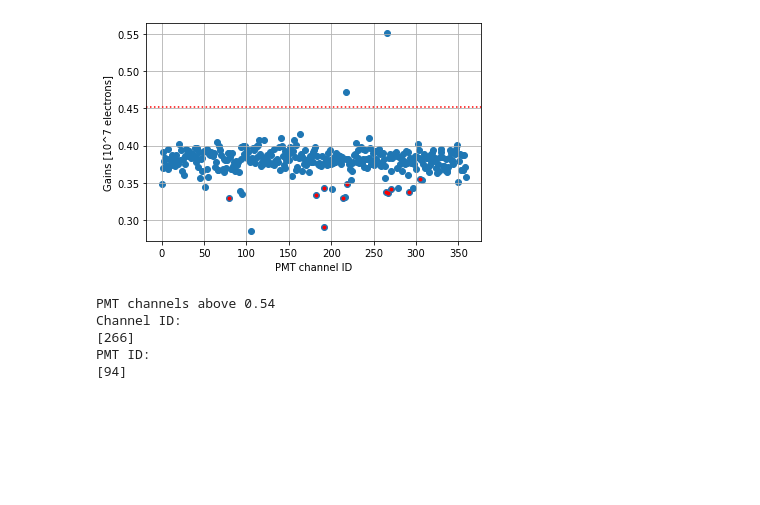
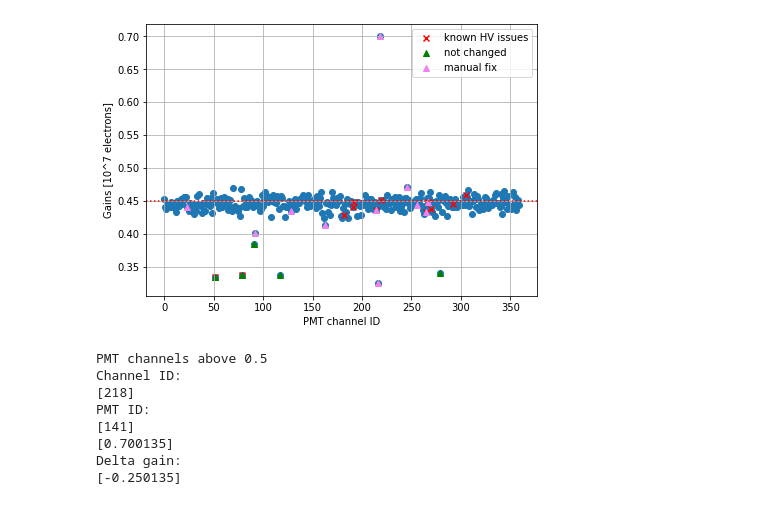
Before and after one commit to mvicenzi/pmt-calibration, a Jupyter notebook: analyze_runs/python/Test_fit.ipynb, the cells around one changed output. Drawn from its saved outputs; the diff is of its cells as text; code cells hidden in the pictures; blank space fills up the shorter version.

```diff
--- a/analyze_runs/python/Test_fit.ipynb
+++ b/analyze_runs/python/Test_fit.ipynb
@@ -1,6 +1,9 @@
 # %%
 from helpers import *
 from gaussfit import *
+
+from pylab import rcParams
+rcParams['figure.figsize'] = 7, 5
 # %%
 # list of PMTs at 0 voltage form HV files
 # + disconnected pmts: 290
@@ -8,8 +11,18 @@ offPMTs = [1, 111, 143, 166, 192, 230, 238, 254, 222, 302, 309, 340, 353, 290 ]
 print( PMTid_to_channel(offPMTs))
 
 # drifting PMTs --> wait for full list
-driftPMTs = [ 59, 63, 81, 93, 95, 142, 148, 169, 170, 179, 282]
+driftPMTs = [ 59, 63, 81, 93, 95, 142, 148, 169, 170, 179, 282, 310]
 drift_channels = PMTid_to_channel(driftPMTs)
 print(drift_channels)
+
+# PMTs not changed
+nochangePMTs = [310, 282, 262, 248, 90]
+nochange_channels = PMTid_to_channel(nochangePMTs)
+print(nochange_channels)
+
+# PMTs manual fix
+manualPMTs = [ 263, 144, 141, 93, 95, 337, 194, 148, 236, 113, 104]
+manual_channels = PMTid_to_channel(manualPMTs)
+print(manual_channels)
 # %% [output]
 [350, 248, 215, 190, 161, 139, 127, 103, 131, 59, 52, 21, 5, 71]
@@ -19,7 +34,11 @@ print(drift_channels)
 #file = "../calibrationdb/backgroundphotons_run9227_1670518289.csv" #+50V
 #file = "../calibrationdb/backgroundphotons_run9228_1670519753.csv" #+100V
 #file = "../calibrationdb/backgroundphotons_run9229_1670521305.csv" #-30V
-file = "../calibrationdb/backgroundphotons_run9230_1670522684.csv" #-50V
+#file = "../calibrationdb/backgroundphotons_run9230_1670522684.csv" #-50V
+
+#file = "../calibrationdb/backgroundphotons_run9246_1670941359.csv"
+#file = "../calibrationdb/backgroundphotons_run9249_1670967127.csv"
+file = "../calibrationdb/backgroundphotons_run9260_1671044146.csv"
 
 timestamp=getTimestamp(file)
 
@@ -27,10 +46,10 @@ print( "Loading data from: "+ file )
 
 data = getDataFrame(file, offPMTs, False)
 
-data[["pmt", "q", "eq"]].to_csv("histogram_run9230_1670522684.csv")
+data[["pmt", "q", "eq"]].to_csv("histogram_run9260_1671044146.csv")
 
-fitOutput  = fitGainsDistribution( data, BINSIZE=0.01,RMIN=0.0,RMAX=1.0, p0=(0.4, 0.04) )
+fitOutput  = fitGainsDistribution( data, BINSIZE=0.005,RMIN=0.0,RMAX=1.0, p0=(0.4, 0.04) )
 
-plt.xlim((0.0, 1.0))
+plt.xlim((0.1, 0.8))
 plt = makeplot(timestamp, "fit_test.pdf", *fitOutput )
 # %% [output]
@@ -39,29 +58,46 @@ Loading data from: ../calibrationdb/backgroundphotons_run9230_1670522684.csv
 # %%
 plt.scatter(data["pmt"],data["q"],marker="o")
 
 drift_channels = PMTid_to_channel(driftPMTs)
 drift_data = data[data['pmt'].isin(drift_channels)]
-plt.scatter(drift_data["pmt"],drift_data["q"],marker=".",color="red")
-plt.axhline(y=0.452, color="red", linestyle='dotted')
+plt.scatter(drift_data["pmt"],drift_data["q"],marker="x",color="red", label="known HV issues")
+plt.axhline(y=0.45, color="red", linestyle='dotted')
+#plt.axhline(y=0.46, color="green", linestyle='dotted')
+#plt.axhline(y=0.44, color="purple", linestyle='dotted')
+
+nochange_data = data[data['pmt'].isin(nochange_channels)]
+plt.scatter(nochange_data['pmt'],nochange_data['q'],marker="^",color="green", label="not changed")
+
+manual_data = data[data['pmt'].isin(manual_channels)]
+plt.scatter(manual_data['pmt'],manual_data['q'],marker="^",color="violet", label="manual fix")
 
 plt.xlabel("PMT channel ID")
 plt.ylabel("Gains [10^7 electrons]")
+plt.legend()
 plt.grid()
 # %% [output]
-[figure, old version]
+[figure, new version]
 # %%
-ch_high = data.loc[ data["q"] > 0.54, "pmt"]
+ch_high = data.loc[ data["q"] > 0.5, "pmt"]
 
-print("PMT channels above 0.54")
+print("PMT channels above 0.5")
 pmt_high = channel_to_PMTid(ch_high)
 print("Channel ID:")
 print( ch_high.to_numpy() )
 print("PMT ID:")
 print( pmt_high )
+
+q_high = data.loc [ data["q"] > 0.5, "q"]
+print( q_high.to_numpy())
+print( "Delta gain:")
+print( 0.45 - q_high.to_numpy())
 # %% [output]
-PMT channels above 0.54
+PMT channels above 0.5
 Channel ID:
-[266]
+[218]
 PMT ID:
-[94]
+[141]
+[0.700135]
+Delta gain:
+[-0.250135]
 # %%
```
Also changed, not shown: parts of 5 cells of this notebook, 1 other file.
